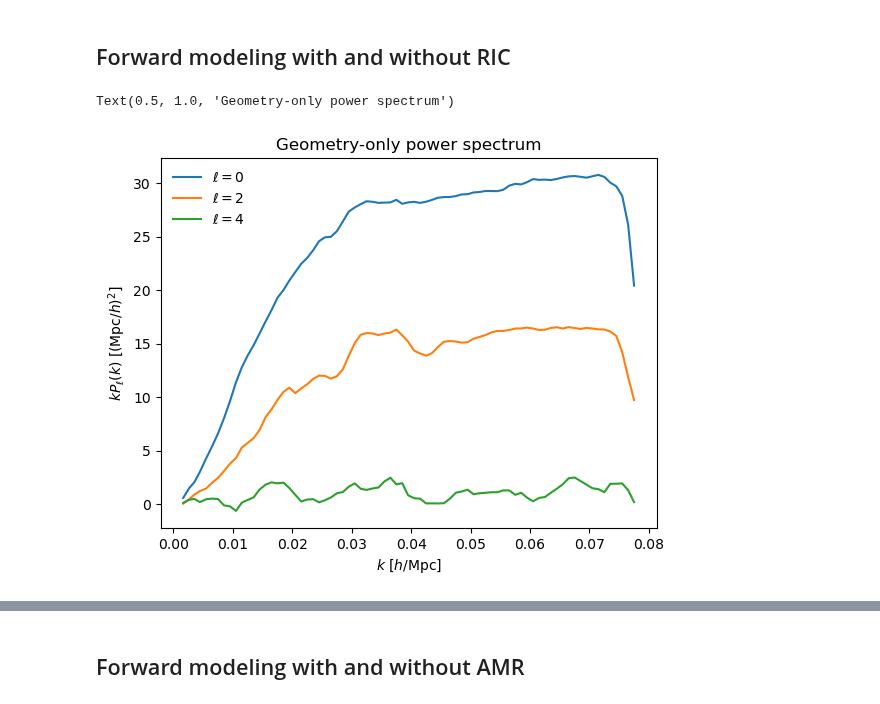
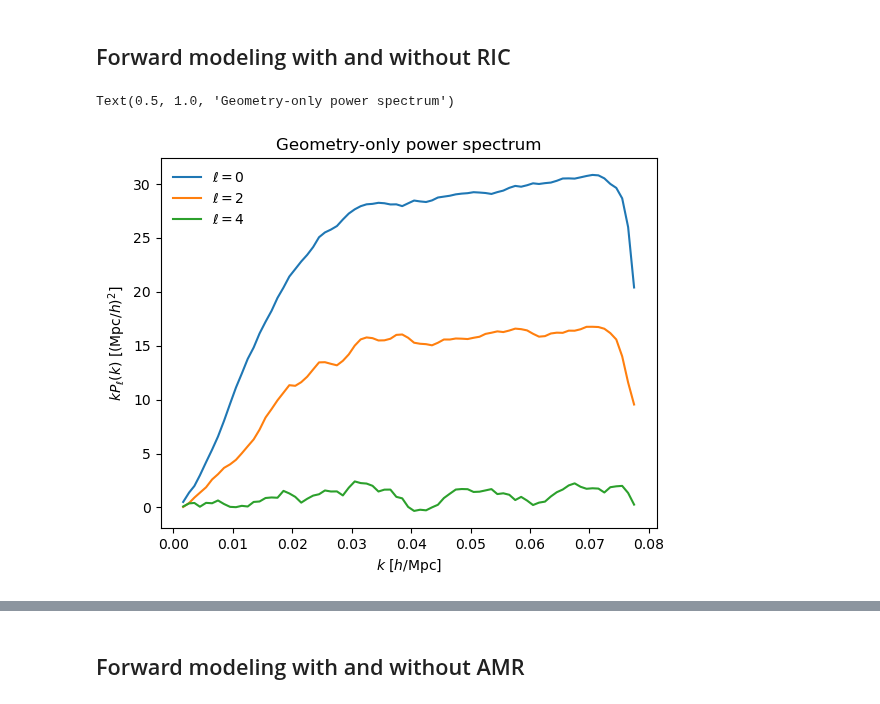
Before and after one commit to domichbt/DESI_forward_window, a Jupyter notebook: notebooks/autocorr_forward_example.ipynb, the cells around one changed output, grey strips where cells are left out. Cells and saved outputs as stored; diff of their text form; code cells hidden in the pictures.

```diff
--- a/notebooks/autocorr_forward_example.ipynb
+++ b/notebooks/autocorr_forward_example.ipynb
@@ -33,7 +33,7 @@ Adjust data paths and redshift ranges to match your environment.
 # %%
 LOS = "local"
 UNITARY_AMPLITUDE = True
-nreal_fw = 10
+nreal_fw = 20
 
 n_randoms = 1
 
@@ -224,10 +224,10 @@ for i in range(len(fkp_fields)):
 # %% [markdown]
 ## Forward modeling with and without RIC
 # %%
-fw_jit = jax.jit(mock_survey_catalog, static_argnames=["los", "unitary_amplitude", "estimator_weights"])
+fw_jit = jax.jit(mock_survey_catalog, static_argnames=["gic", "los", "unitary_amplitude", "estimator_weights"])
 fw_nojit = mock_survey_catalog
 # %%
-pks_geo = [
+pks_gic = [
     jax.block_until_ready(fw_jit(
         *fkp_fields,
         theory=theory,
@@ -246,8 +246,8 @@ pks_geo = [
     for i in tqdm(range(nreal_fw), desc="Geometry forward modeling")
 ]
 # %%
-lss.mean(list(map(sum, pks_geo))).plot()
+lss.mean(list(map(sum, pks_gic))).plot()
 plt.title("Geometry-only power spectrum")
 # %% [output]
 Text(0.5, 1.0, 'Geometry-only power spectrum')
-[figure, old version]
+[figure, new version]
```
Also changed, not shown: parts of 12 cells of this notebook.
